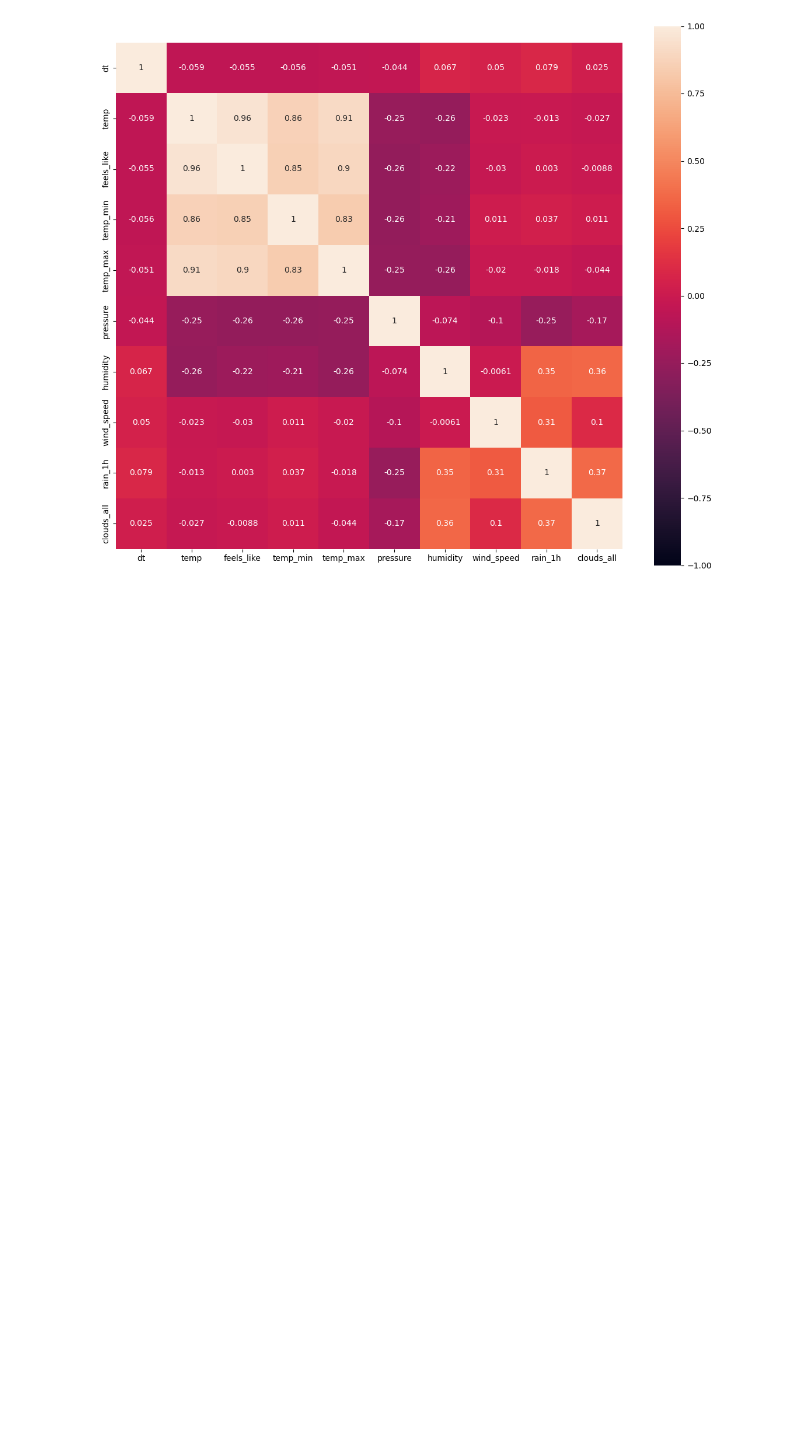
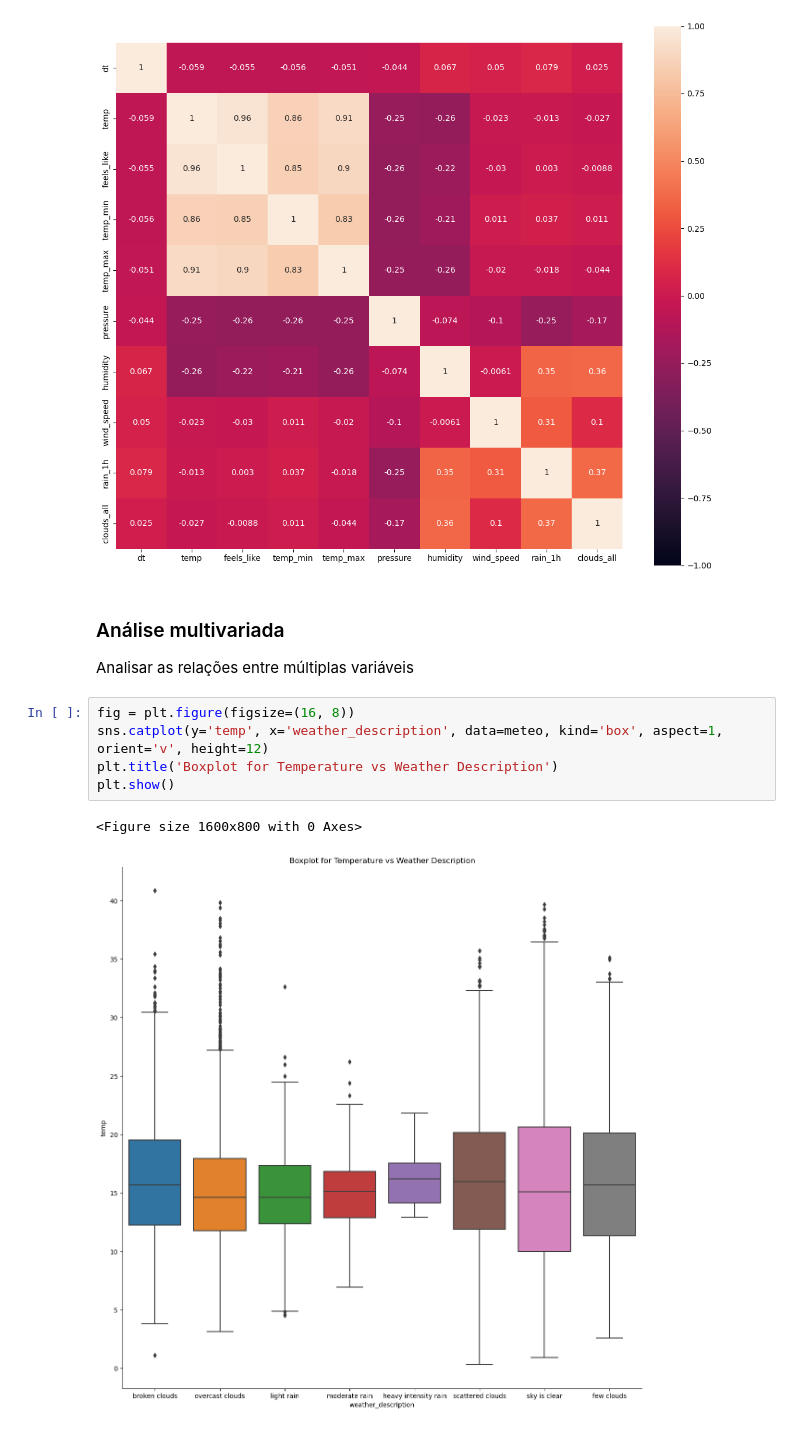
Before and after one commit to jpgoncalves13/DAA, a Jupyter notebook: DatasetCompeticao/dataset_competicao.ipynb, the cells around one changed output. Cells and saved outputs as stored; diff of their text form; blank space fills up the shorter version.

Commit message:
Adicionei análise das relações entre multiplas variaveis para o dataset da metereologia

```diff
--- a/DatasetCompeticao/dataset_competicao.ipynb
+++ b/DatasetCompeticao/dataset_competicao.ipynb
@@ -367,3 +367,15 @@ sns.heatmap(corr_matrix, vmin=-1, vmax=1, square=True, annot=True)
 # %% [output]
 <Axes: >
 [figure]
+# %% [markdown]
+### Análise multivariada
+
+Analisar as relações entre múltiplas variáveis
+# %%
+fig = plt.figure(figsize=(16, 8))
+sns.catplot(y='temp', x='weather_description', data=meteo, kind='box', aspect=1, orient='v', height=12)
+plt.title('Boxplot for Temperature vs Weather Description')
+plt.show()
+# %% [output]
+<Figure size 1600x800 with 0 Axes>
+[figure, added]
```
Also changed, not shown: parts of 8 cells of this notebook.
